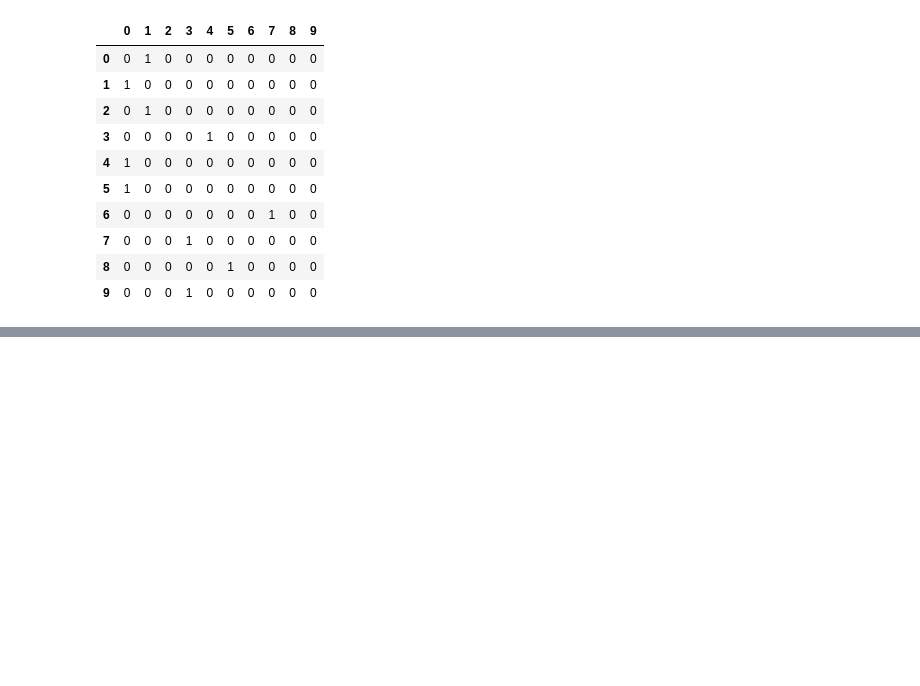
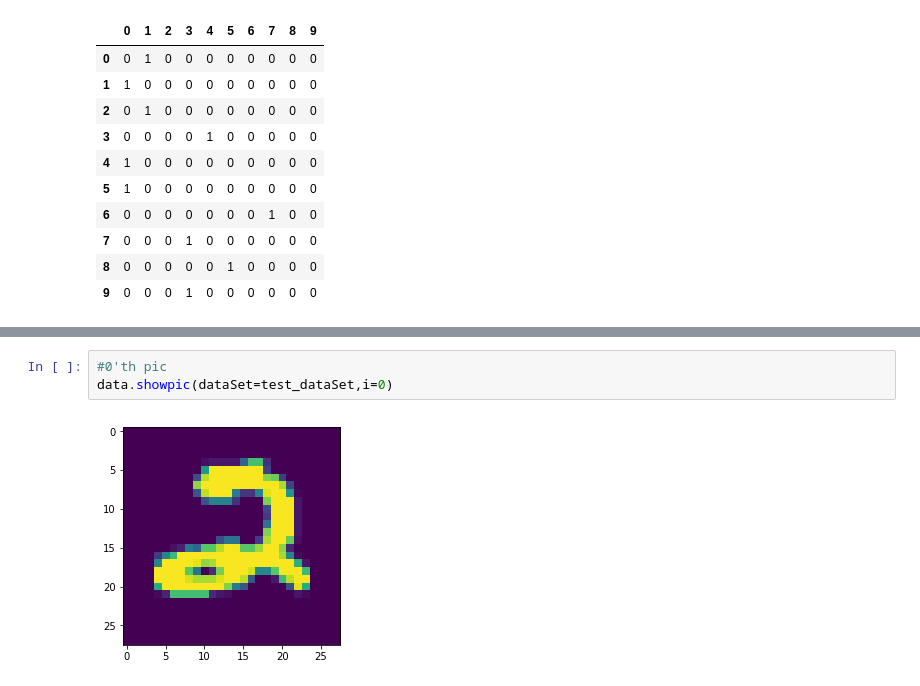
Before and after one commit to XierHacker/KaggleCollection, a Jupyter notebook: DigitRecognizer/source/dataExplore.ipynb, the cells around one changed output, grey strips where cells are left out. Drawn from its saved outputs; the diff is of its cells as text; blank space fills up the shorter version.

```diff
--- a/DigitRecognizer/source/dataExplore.ipynb
+++ b/DigitRecognizer/source/dataExplore.ipynb
@@ -75,0 +114,5 @@ train_labels_frame.head(10)
+# %%
+#0'th pic
+data.showpic(dataSet=test_dataSet,i=0)
+# %% [output]
+[figure, added]
```
Also changed, not shown: parts of 9 cells of this notebook, 1 other file.
